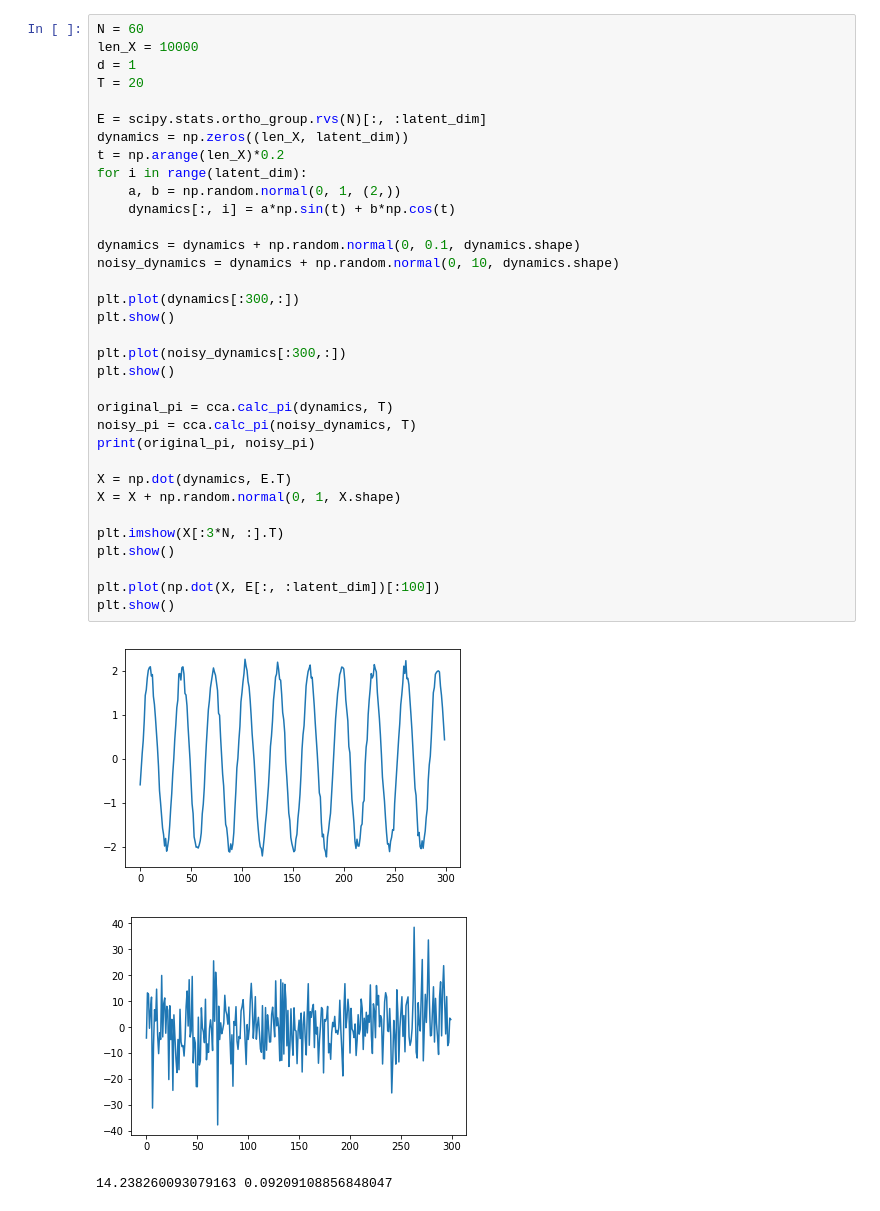
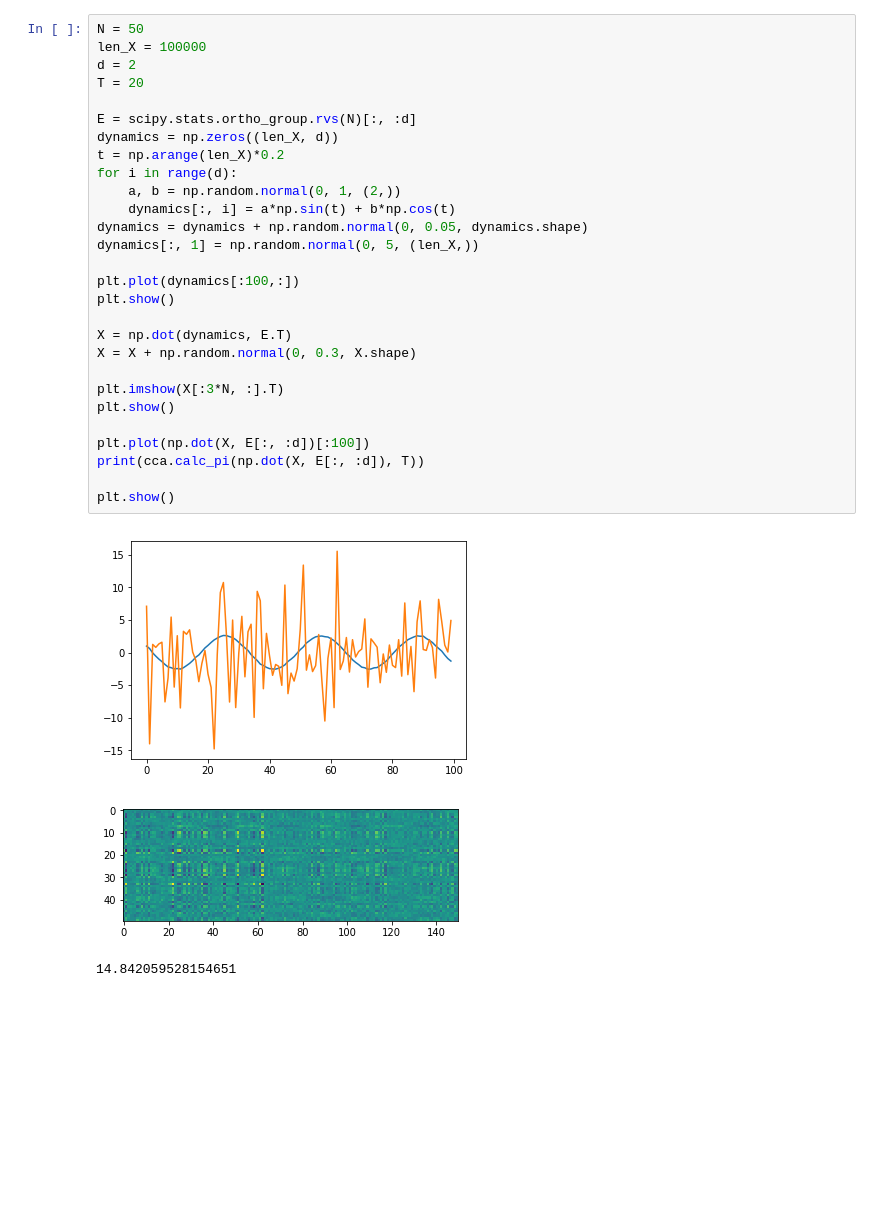
Before and after one commit to BouchardLab/DynamicalComponentsAnalysis, a Jupyter notebook: ComplexityComponentsAnalysis.ipynb, the cells around one changed output. Cells and saved outputs as stored; diff of their text form; blank space fills up the shorter version.

```diff
--- a/ComplexityComponentsAnalysis.ipynb
+++ b/ComplexityComponentsAnalysis.ipynb
@@ -7,39 +8,33 @@ from autograd import grad
 import cca
 # %%
-N = 60
-len_X = 10000
-d = 1
+N = 50
+len_X = 100000
+d = 2
 T = 20
 
-E = scipy.stats.ortho_group.rvs(N)[:, :latent_dim]
-dynamics = np.zeros((len_X, latent_dim))
+E = scipy.stats.ortho_group.rvs(N)[:, :d]
+dynamics = np.zeros((len_X, d))
 t = np.arange(len_X)*0.2
-for i in range(latent_dim):
+for i in range(d):
     a, b = np.random.normal(0, 1, (2,))
     dynamics[:, i] = a*np.sin(t) + b*np.cos(t)
+dynamics = dynamics + np.random.normal(0, 0.05, dynamics.shape)
+dynamics[:, 1] = np.random.normal(0, 5, (len_X,))
 
-dynamics = dynamics + np.random.normal(0, 0.1, dynamics.shape)
-noisy_dynamics = dynamics + np.random.normal(0, 10, dynamics.shape)
-
-plt.plot(dynamics[:300,:])
+plt.plot(dynamics[:100,:])
 plt.show()
 
-plt.plot(noisy_dynamics[:300,:])
-plt.show()
-
-original_pi = cca.calc_pi(dynamics, T)
-noisy_pi = cca.calc_pi(noisy_dynamics, T)
-print(original_pi, noisy_pi)
-
 X = np.dot(dynamics, E.T)
-X = X + np.random.normal(0, 1, X.shape)
+X = X + np.random.normal(0, 0.3, X.shape)
 
 plt.imshow(X[:3*N, :].T)
 plt.show()
 
-plt.plot(np.dot(X, E[:, :latent_dim])[:100])
+plt.plot(np.dot(X, E[:, :d])[:100])
+print(cca.calc_pi(np.dot(X, E[:, :d]), T))
+
 plt.show()
 # %% [output]
-[figure, old version]
+[figure, new version]
-[figure, old version]
+[figure, new version]
-14.238260093079163 0.09209108856848047
+14.842059528154651
```
Also changed, not shown: parts of 5 cells of this notebook, 1 other file.
